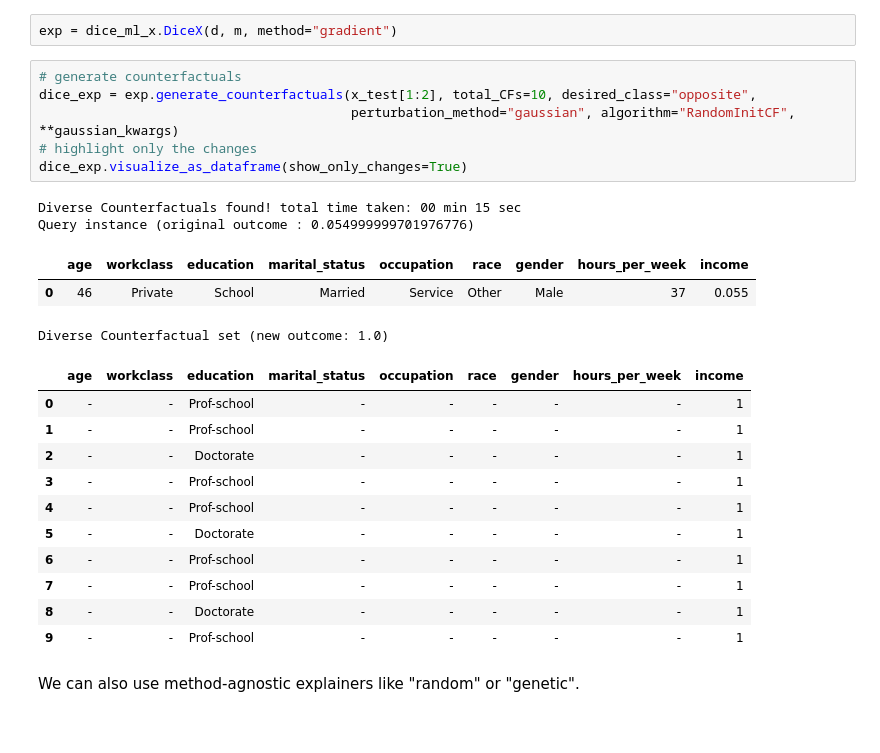
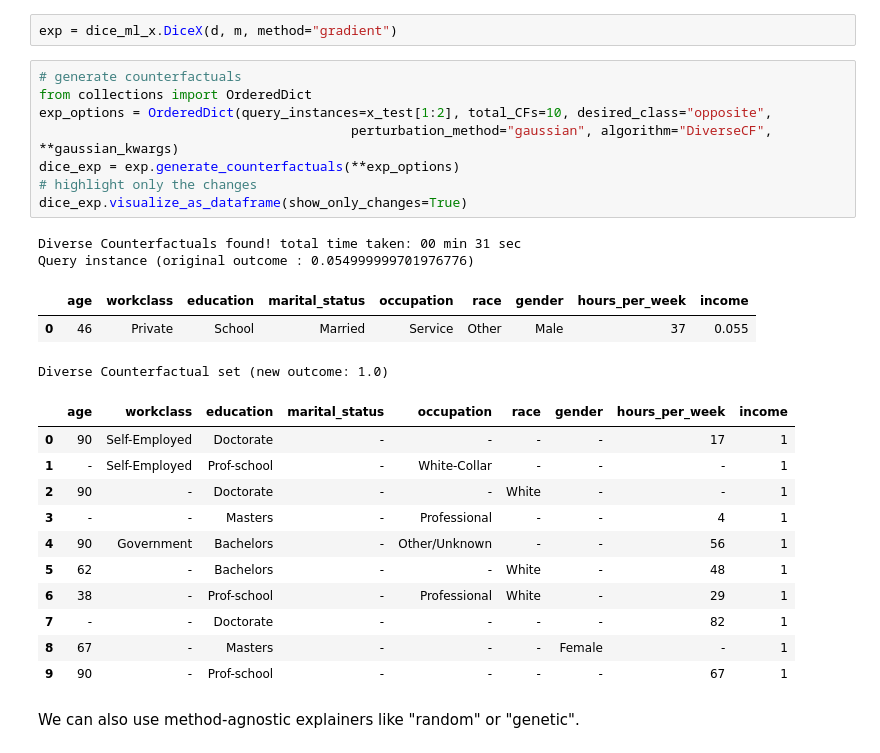
Before and after one commit to Dice-Extended/dice-x, a Jupyter notebook: docs/source/notebooks/DiCE_getting_started.ipynb, the cells around one changed output. Cells and saved outputs as stored; diff of their text form.

```diff
--- a/docs/source/notebooks/DiCE_getting_started.ipynb
+++ b/docs/source/notebooks/DiCE_getting_started.ipynb
@@ -518,27 +595,29 @@ Instantiate the DiCE class with the new PyTorch model object *m*.
 exp = dice_ml_x.DiceX(d, m, method="gradient")
 # %%
 # generate counterfactuals
-dice_exp = exp.generate_counterfactuals(x_test[1:2], total_CFs=10, desired_class="opposite",
-                                        perturbation_method="gaussian", algorithm="RandomInitCF", **gaussian_kwargs)
+from collections import OrderedDict
+exp_options = OrderedDict(query_instances=x_test[1:2], total_CFs=10, desired_class="opposite",
+                                        perturbation_method="gaussian", algorithm="DiverseCF", **gaussian_kwargs)
+dice_exp = exp.generate_counterfactuals(**exp_options)
 # highlight only the changes
 dice_exp.visualize_as_dataframe(show_only_changes=True)
 # %% [output]
-Diverse Counterfactuals found! total time taken: 00 min 15 sec
+Diverse Counterfactuals found! total time taken: 00 min 31 sec
 Query instance (original outcome : 0.054999999701976776)
 |  | age | workclass | education | marital_status | occupation | race | gender | hours_per_week | income |
 | 0 | 46 | Private | School | Married | Service | Other | Male | 37 | 0.055 |
 Diverse Counterfactual set (new outcome: 1.0)
 |  | age | workclass | education | marital_status | occupation | race | gender | hours_per_week | income |
-| 0 | - | - | Prof-school | - | - | - | - | - | 1 |
-| 1 | - | - | Prof-school | - | - | - | - | - | 1 |
-| 2 | - | - | Doctorate | - | - | - | - | - | 1 |
-| 3 | - | - | Prof-school | - | - | - | - | - | 1 |
-| 4 | - | - | Prof-school | - | - | - | - | - | 1 |
-| 5 | - | - | Doctorate | - | - | - | - | - | 1 |
-| 6 | - | - | Prof-school | - | - | - | - | - | 1 |
-| 7 | - | - | Prof-school | - | - | - | - | - | 1 |
-| 8 | - | - | Doctorate | - | - | - | - | - | 1 |
-| 9 | - | - | Prof-school | - | - | - | - | - | 1 |
+| 0 | 90 | Self-Employed | Doctorate | - | - | - | - | 17 | 1 |
+| 1 | - | Self-Employed | Prof-school | - | White-Collar | - | - | - | 1 |
+| 2 | 90 | - | Doctorate | - | - | White | - | - | 1 |
+| 3 | - | - | Masters | - | Professional | - | - | 4 | 1 |
+| 4 | 90 | Government | Bachelors | - | Other/Unknown | - | - | 56 | 1 |
+| 5 | 62 | - | Bachelors | - | - | White | - | 48 | 1 |
+| 6 | 38 | - | Prof-school | - | Professional | White | - | 29 | 1 |
+| 7 | - | - | Doctorate | - | - | - | - | 82 | 1 |
+| 8 | 67 | - | Masters | - | - | - | Female | - | 1 |
+| 9 | 90 | - | Prof-school | - | - | - | - | 67 | 1 |
 # %% [markdown]
 We can also use method-agnostic explainers like "random" or "genetic".
 # %%
```
Also changed, not shown: parts of 5 cells of this notebook, 14 other files.
